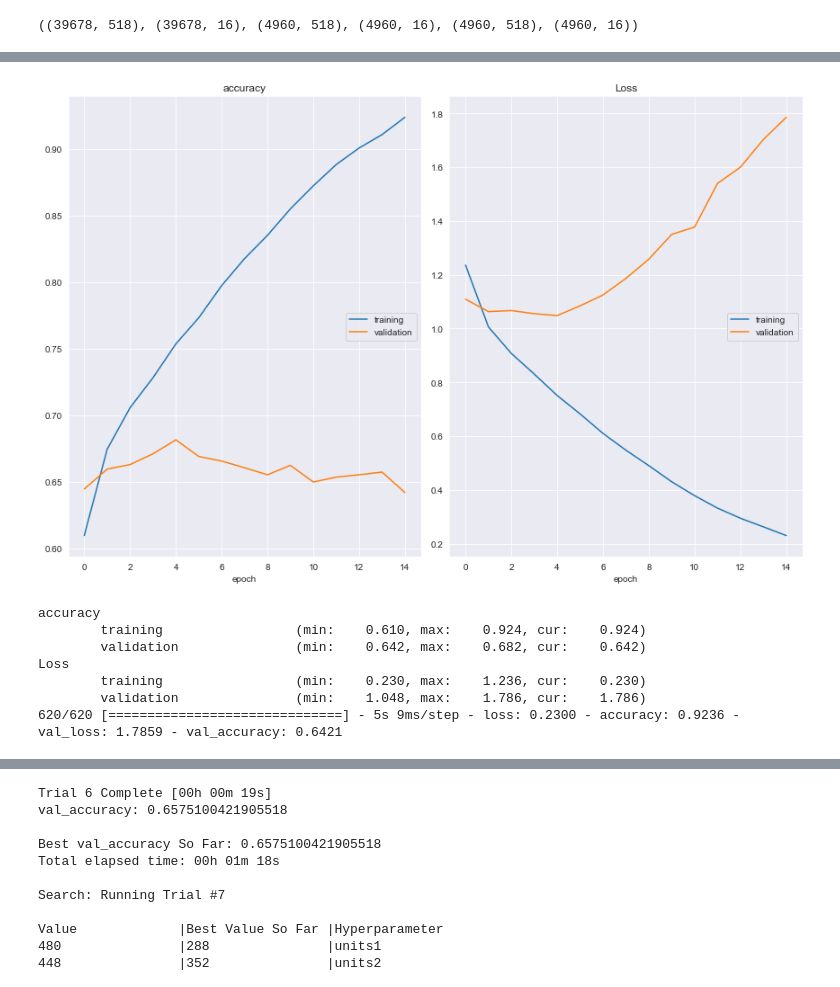
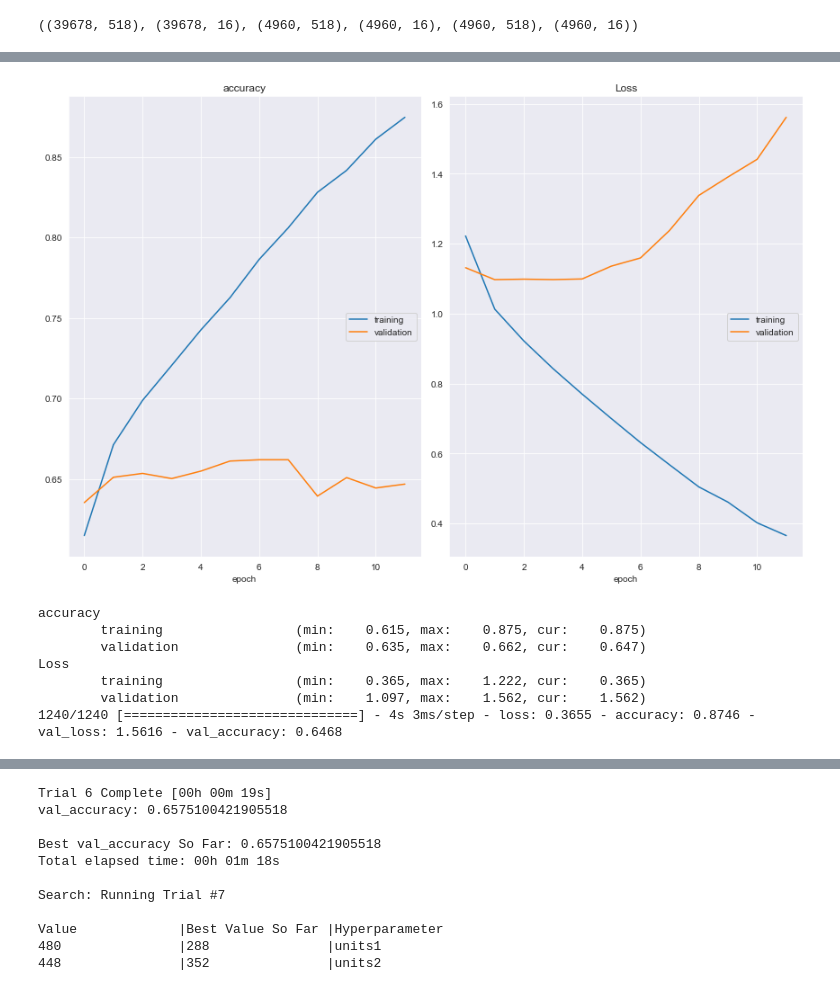
Before and after one commit to ThetaRangers/ML, a Jupyter notebook: other_models.ipynb, the cells around one changed output, grey strips where cells are left out. Saved outputs shown, nothing was run; the diff lists cells and outputs as text; code cells hidden in the pictures.

```diff
--- a/other_models.ipynb
+++ b/other_models.ipynb
@@ -258,16 +263,16 @@ _________________________________________________________________
 # %%
 early_stop = EarlyStopping(monitor='val_loss',
                            patience=10,
                            restore_best_weights=True,
                            mode='min')
 
-history = model.fit(X_train, y_train, validation_data=(X_valid, y_valid), epochs=50, batch_size=64, callbacks=[early_stop, PlotLossesKeras()])
+history = model.fit(X_train, y_train, validation_data=(X_valid, y_valid), epochs=50, callbacks=[early_stop, PlotLossesKeras()])
 # %% [output]
-[figure, old version]
+[figure, new version]
 accuracy
-        training                 (min:    0.610, max:    0.924, cur:    0.924)
-        validation               (min:    0.642, max:    0.682, cur:    0.642)
+        training                 (min:    0.615, max:    0.875, cur:    0.875)
+        validation               (min:    0.635, max:    0.662, cur:    0.647)
 Loss
-        training                 (min:    0.230, max:    1.236, cur:    0.230)
-        validation               (min:    1.048, max:    1.786, cur:    1.786)
-620/620 [==============================] - 5s 9ms/step - loss: 0.2300 - accuracy: 0.9236 - val_loss: 1.7859 - val_accuracy: 0.6421
+        training                 (min:    0.365, max:    1.222, cur:    0.365)
+        validation               (min:    1.097, max:    1.562, cur:    1.562)
+1240/1240 [==============================] - 4s 3ms/step - loss: 0.3655 - accuracy: 0.8746 - val_loss: 1.5616 - val_accuracy: 0.6468
```
Also changed, not shown: parts of 11 cells of this notebook.
